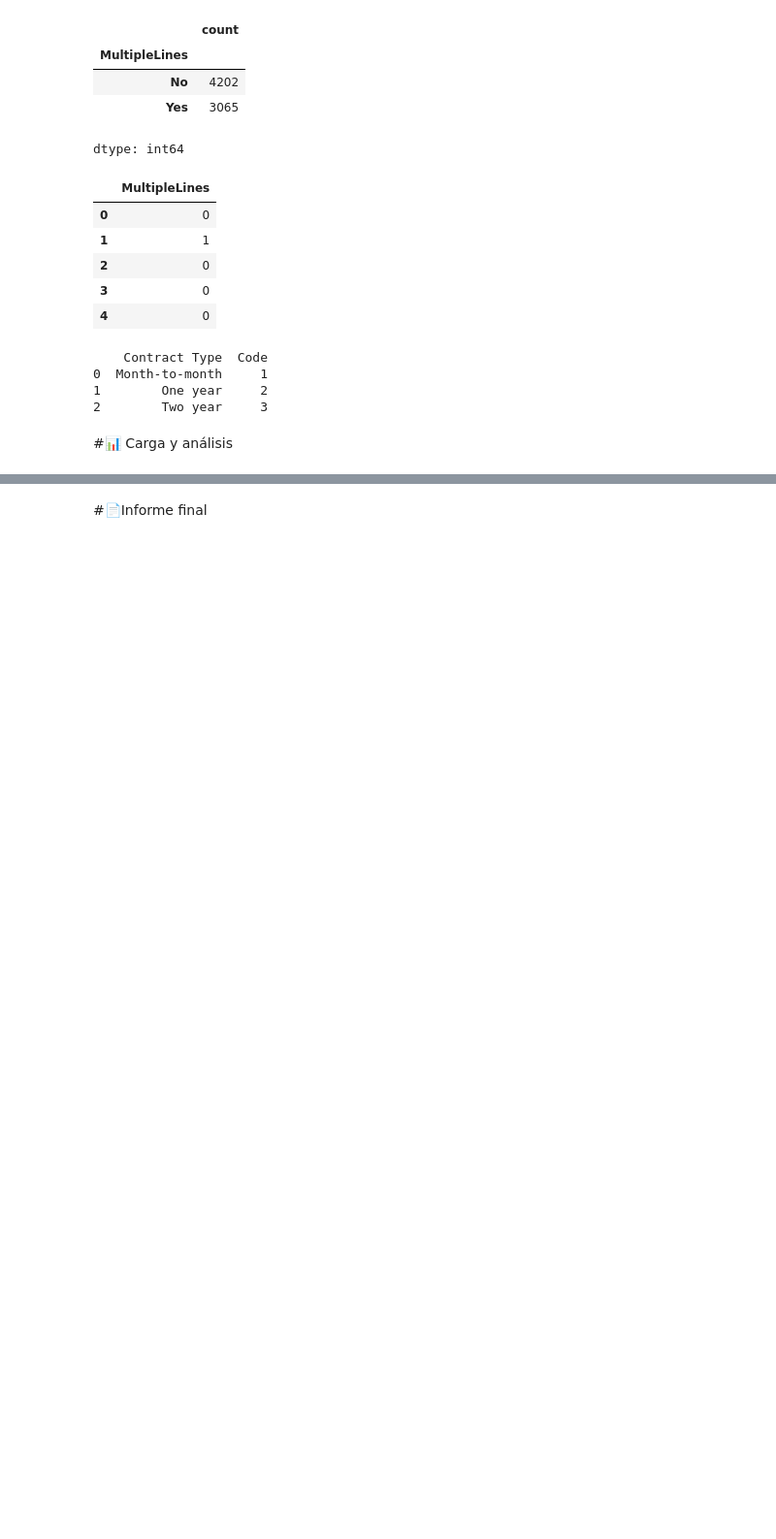
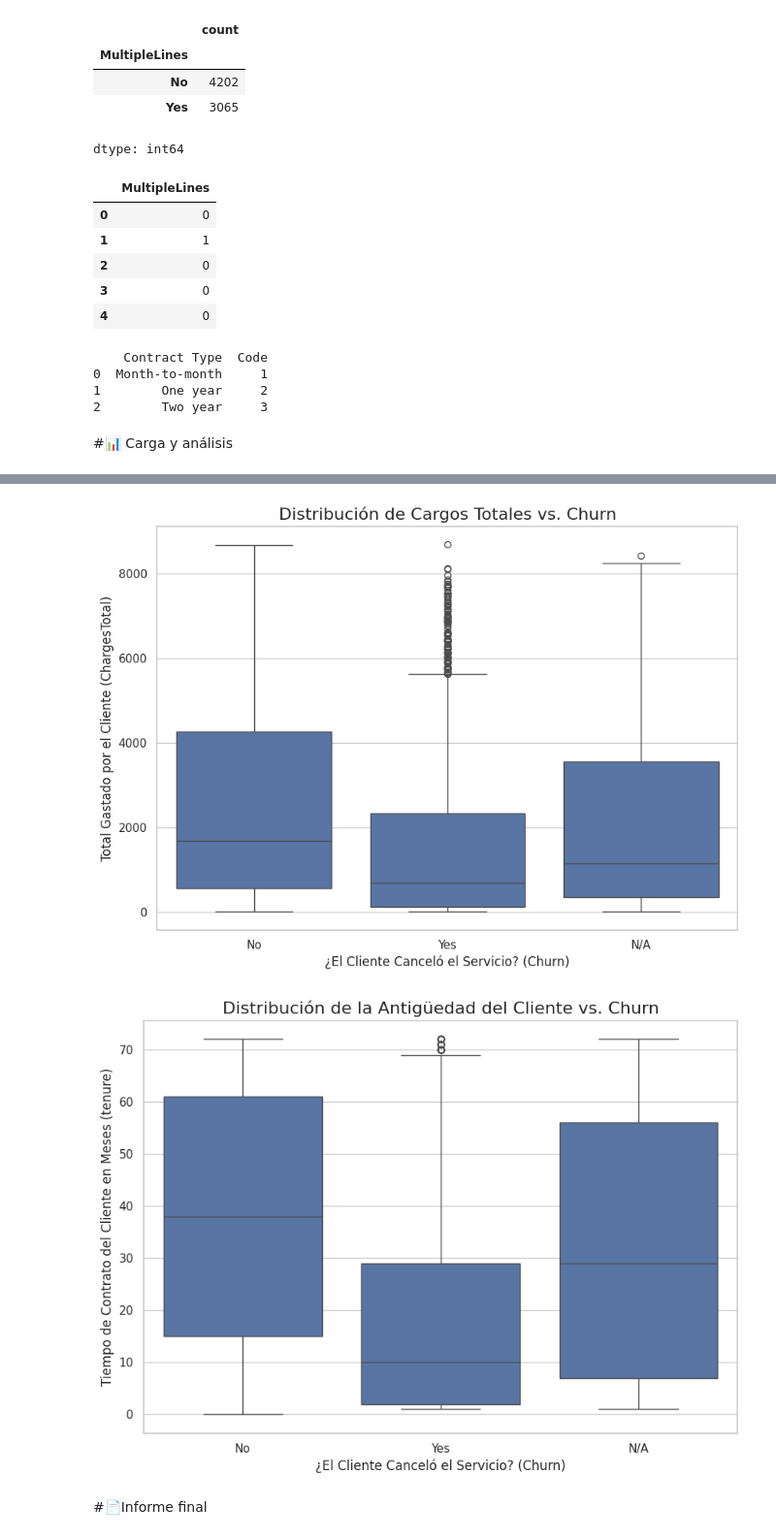
Before and after one commit to LexMtz/challegue-telecom-x, a Jupyter notebook: TelecomX_LATAM .ipynb, the cells around one changed output, grey strips where cells are left out. Shown: that part at 97% size. Saved outputs shown, nothing was run; the diff lists cells and outputs as text; code cells hidden in the pictures; blank space fills up the shorter version.

```diff
--- a/TelecomX_LATAM .ipynb
+++ b/TelecomX_LATAM .ipynb
@@ -182,2 +260,34 @@ print(df_contract)
+# %%
+import seaborn as sns
+
+
+
+sns.set_theme(style="whitegrid")
+
+
+plt.figure(figsize=(10, 7))
+sns.boxplot(
+    x='Churn',
+    y='ChargesTotal',
+    data=df_telecom,
+)
+plt.title('Distribución de Cargos Totales vs. Churn', fontsize=16)
+plt.xlabel('¿El Cliente Canceló el Servicio? (Churn)', fontsize=12)
+plt.ylabel('Total Gastado por el Cliente (ChargesTotal)', fontsize=12)
+plt.show()
+
+plt.figure(figsize=(10, 7))
+sns.boxplot(
+    x='Churn',
+    y='Tenure',
+    data=df_telecom,
+)
+plt.title('Distribución de la Antigüedad del Cliente vs. Churn', fontsize=16)
+plt.xlabel('¿El Cliente Canceló el Servicio? (Churn)', fontsize=12)
+plt.ylabel('Tiempo de Contrato del Cliente en Meses (tenure)', fontsize=12)
+plt.show()
+# %% [output]
+[figure, added]
+[figure, added]
 # %% [markdown]
 #📄Informe final
```
Also changed, not shown: parts of 8 cells of this notebook.
